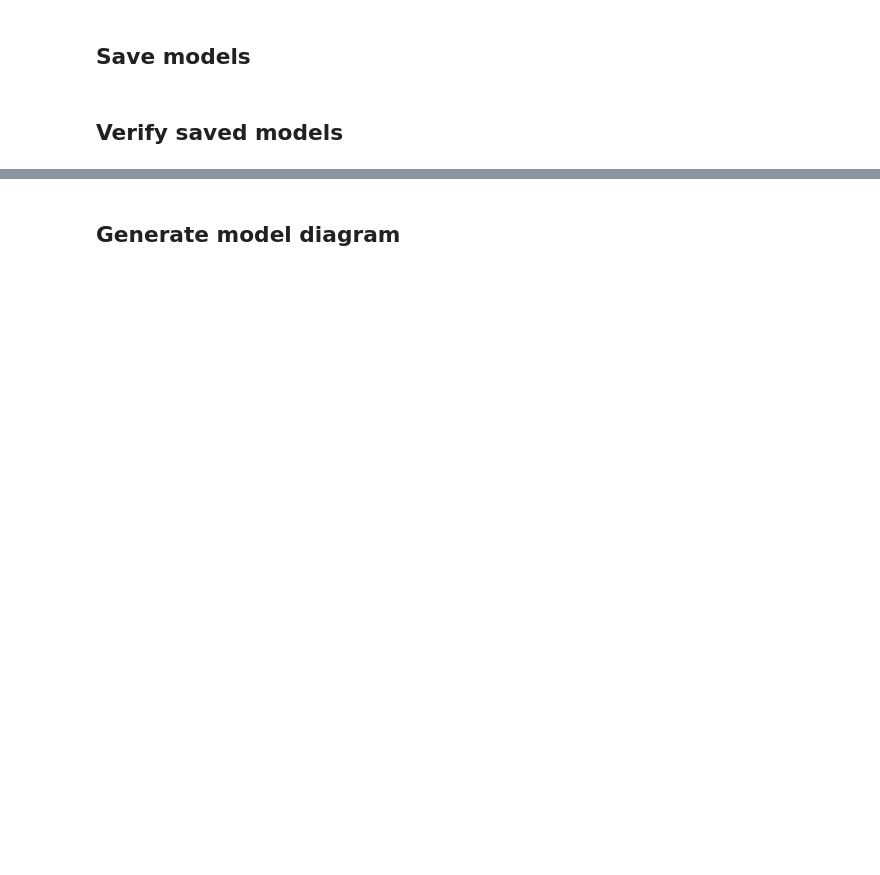
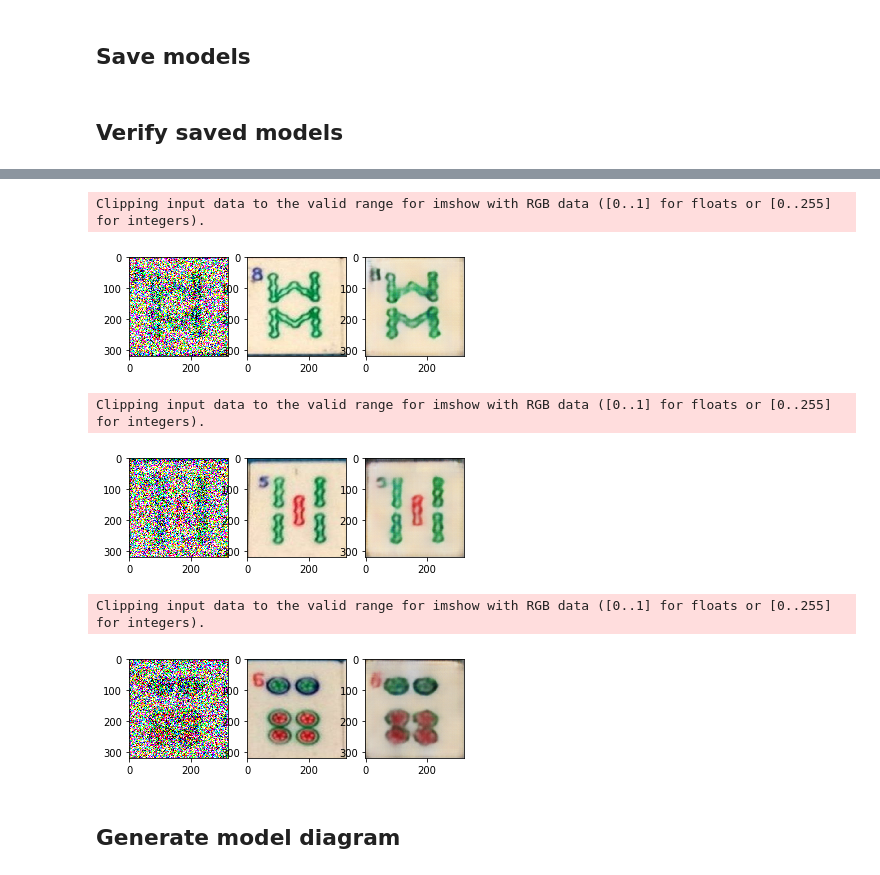
Before and after one commit to elise-ng/COMP4901J_Project, a Jupyter notebook: CAE.ipynb, the cells around one changed output, grey strips where cells are left out. Drawn from its saved outputs; the diff is of its cells as text; code cells hidden in the pictures; blank space fills up the shorter version.

```diff
--- a/CAE.ipynb
+++ b/CAE.ipynb
@@ -148,13 +148,14 @@ decoder = keras.Sequential(layers=[
     keras.layers.Conv2DTranspose(filters=3, kernel_size=3, strides=1, activation='sigmoid'),
 ], name='decoder')
 
-cae = keras.Sequential([encoder, decoder], name='cae')
+cae_input = keras.Input(shape=(320,320,3))
+cae_output = decoder(encoder(cae_input))
+cae = keras.Model(inputs=cae_input, outputs=cae_output)
+
 optim = keras.optimizers.Adam(lr=lr, beta_1=b1, beta_2=b2)
 cae.compile(optimizer=optim, loss='mean_squared_error', metrics=['accuracy'])
 
-# encoder.summary()
-# decoder.summary()
-# cae.summary()
+cae.summary()
 
 cae.fit(x=train_ds_batch,
         epochs=20,
@@ -234,0 +224,26 @@ WARNING:tensorflow:No training configuration found in save file: the model was *
+# %%
+test_ds_batch = test_ds.cache()\
+    .apply(tf.data.experimental.shuffle_and_repeat(buffer_size=test_size))\
+    .batch(32)\
+    .prefetch(buffer_size=AUTOTUNE)
+
+saved_encoder = keras.models.load_model('./models/encoder_final.h5')
+saved_decoder = keras.models.load_model('./models/decoder_final.h5')
+
+saved_cae_input = keras.Input(shape=(320,320,3))
+saved_cae_output = saved_decoder(saved_encoder(saved_cae_input))
+saved_cae = keras.Model(inputs=saved_cae_input, outputs=saved_cae_output)
+
+saved_cae.compile(optimizer='adam', loss='mean_squared_error', metrics=['accuracy'])
+saved_cae.evaluate(x=test_ds_batch, steps=1)
+
+for n, (noisy, orig) in enumerate(test_ds.take(3)):
+    plt.subplot(1,3,1)
+    plt.imshow(noisy)
+    plt.subplot(1,3,2)
+    plt.imshow(orig)
+    plt.subplot(1,3,3)
+    pred = saved_cae.predict_on_batch(x=noisy[np.newaxis,:])[0]
+    plt.imshow(pred)
+    plt.show()
+# %% [output]
@@ -235,3 +253,9 @@ WARNING:tensorflow:No training configuration found in save file: the model was *
+Clipping input data to the valid range for imshow with RGB data ([0..1] for floats or [0..255] for integers).
+[figure, added]
+Clipping input data to the valid range for imshow with RGB data ([0..1] for floats or [0..255] for integers).
+[figure, added]
+Clipping input data to the valid range for imshow with RGB data ([0..1] for floats or [0..255] for integers).
+[figure, added]
 # %% [markdown]
 ## Generate model diagram
 # %%
```
Also changed, not shown: parts of 6 cells of this notebook, 6 other files.
